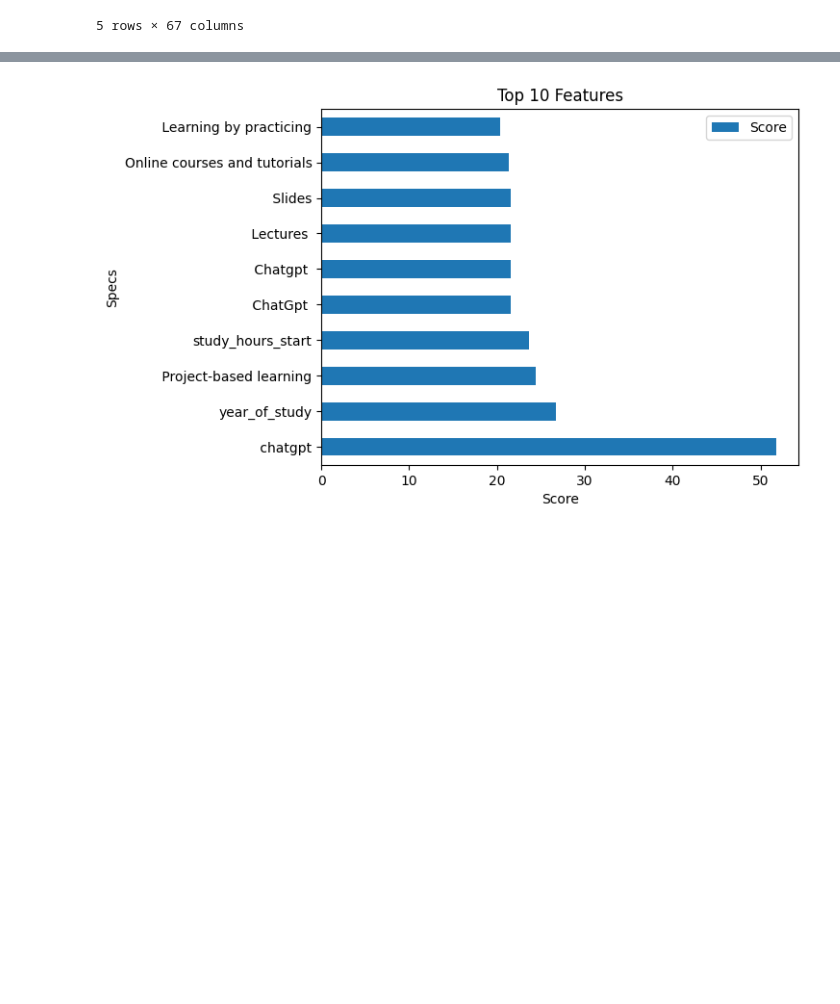
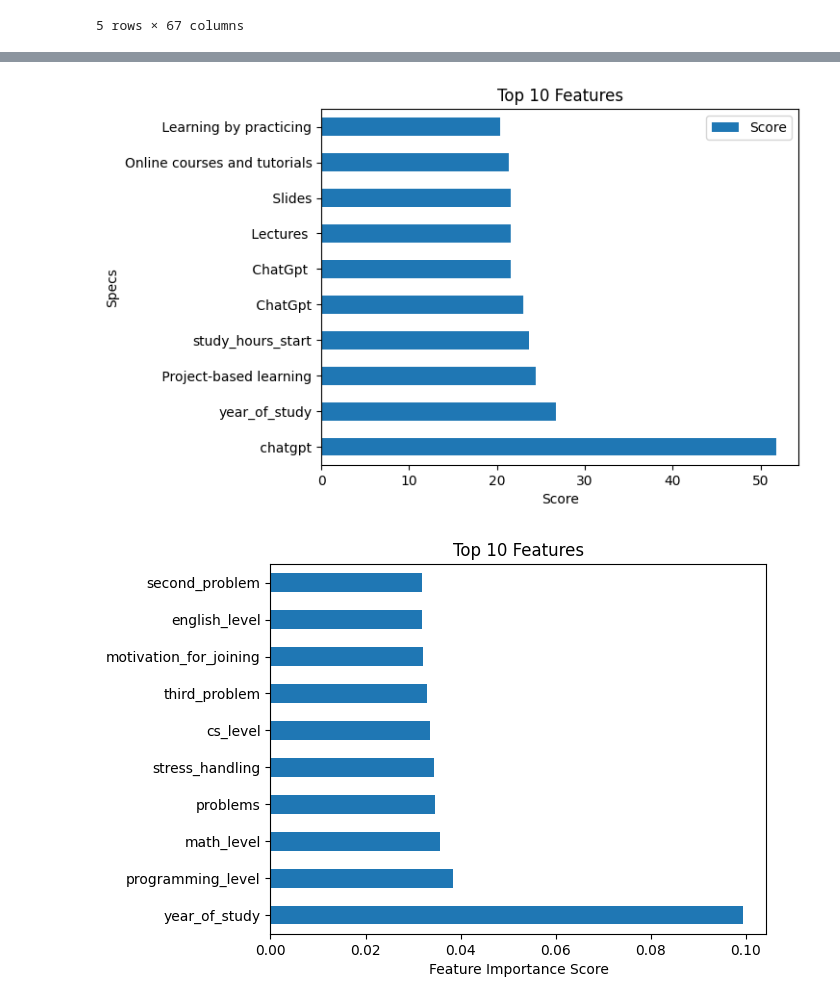
Before and after one commit to mohammed-el-amine-kichah/data-mining-ensia-studient-performance, a Jupyter notebook: real_project.ipynb, the cells around one changed output, grey strips where cells are left out. Drawn from its saved outputs; the diff is of its cells as text; code cells hidden in the pictures; blank space fills up the shorter version.

Commit message:
refactor data processing for enhanced performance

```diff
--- a/real_project.ipynb
+++ b/real_project.ipynb
@@ -541,3 +564,7 @@ data.head()
+# %%
+#these features ' Chat GPT', ' Chat Gpt' ,' ChatGpt ', ' Chatgpt ' should be only one feature
+data[' ChatGpt'] = data[' Chat GPT'] | data[' Chat Gpt'] | data[' ChatGpt '] | data[' Chatgpt ']
+data.drop([' Chat GPT', ' Chat Gpt', ' Chatgpt '], axis=1, inplace=True)
 # %%
 # use feature selection to select the most important features
 
@@ -566,4 +593,19 @@ plt.title('Top 10 Features')
 plt.xlabel('Score')
 plt.show()
 # %% [output]
-[figure, old version]
+[figure, new version]
+# %%
+#knowing the importance of each feature in the model
+from sklearn.ensemble import ExtraTreesClassifier
+import matplotlib.pyplot as plt
+
+model = ExtraTreesClassifier()
+model.fit(X, y)
+#plot graph of feature importances for better visualization
+feat_importances = pd.Series(model.feature_importances_, index=X.columns)
+feat_importances.nlargest(10).plot(kind='barh')
+plt.title('Top 10 Features')
+plt.xlabel('Feature Importance Score')
+plt.show()
+# %% [output]
+[figure, added]
```
Also changed, not shown: parts of 3 cells of this notebook.
